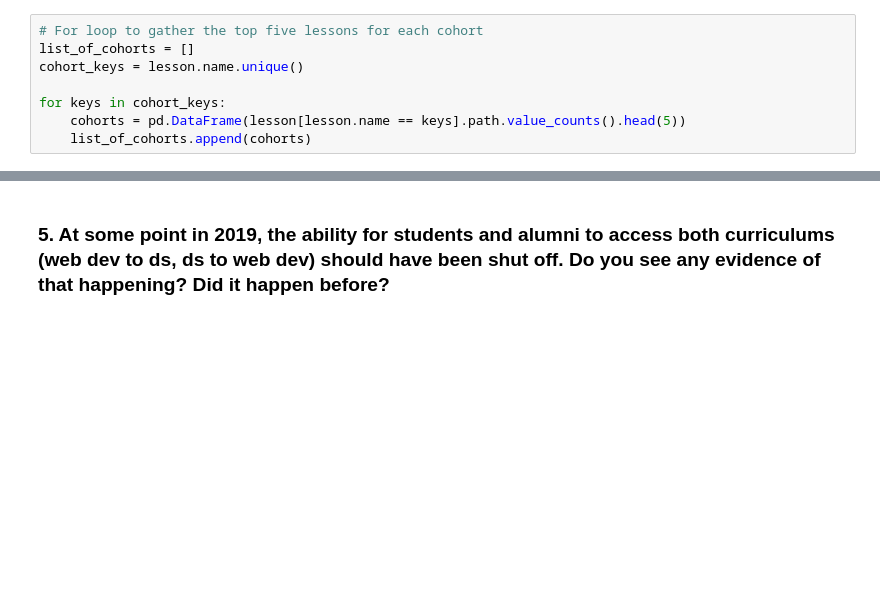
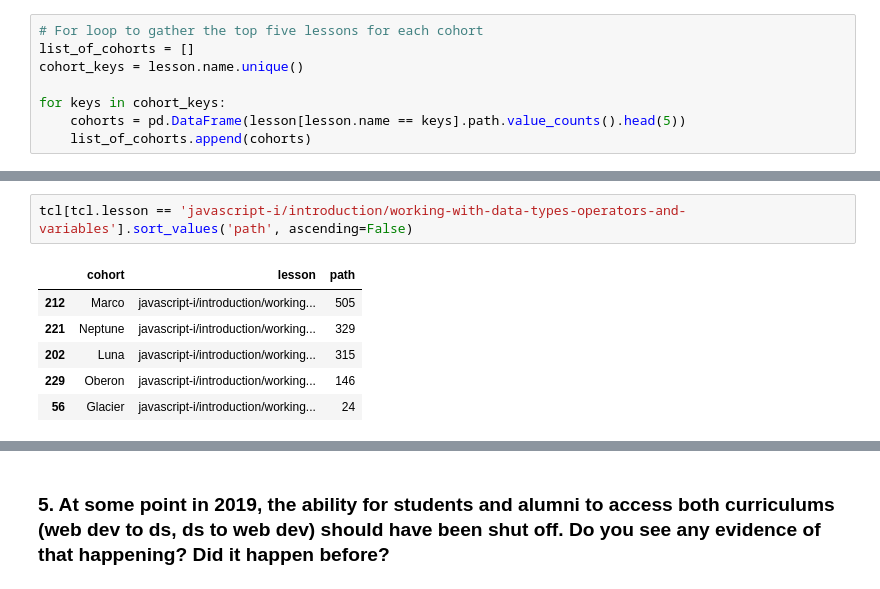
Before and after one commit to jeffakins/anomaly_detection_project, a Jupyter notebook: anomaly_detection_project.ipynb, the cells around one changed output, grey strips where cells are left out. Drawn from its saved outputs; the diff is of its cells as text; blank space fills up the shorter version.

```diff
--- a/anomaly_detection_project.ipynb
+++ b/anomaly_detection_project.ipynb
@@ -265,3 +290,12 @@ tcl.head()
+# %%
+tcl[tcl.lesson == 'javascript-i/introduction/working-with-data-types-operators-and-variables'].sort_values('path', ascending=False)
+# %% [output]
+|  | cohort | lesson | path |
+| 212 | Marco | javascript-i/introduction/working... | 505 |
+| 221 | Neptune | javascript-i/introduction/working... | 329 |
+| 202 | Luna | javascript-i/introduction/working... | 315 |
+| 229 | Oberon | javascript-i/introduction/working... | 146 |
+| 56 | Glacier | javascript-i/introduction/working... | 24 |
 # %%
 
 plt.figure(figsize=(10, 200))
```
Also changed, not shown: parts of 14 cells of this notebook.
